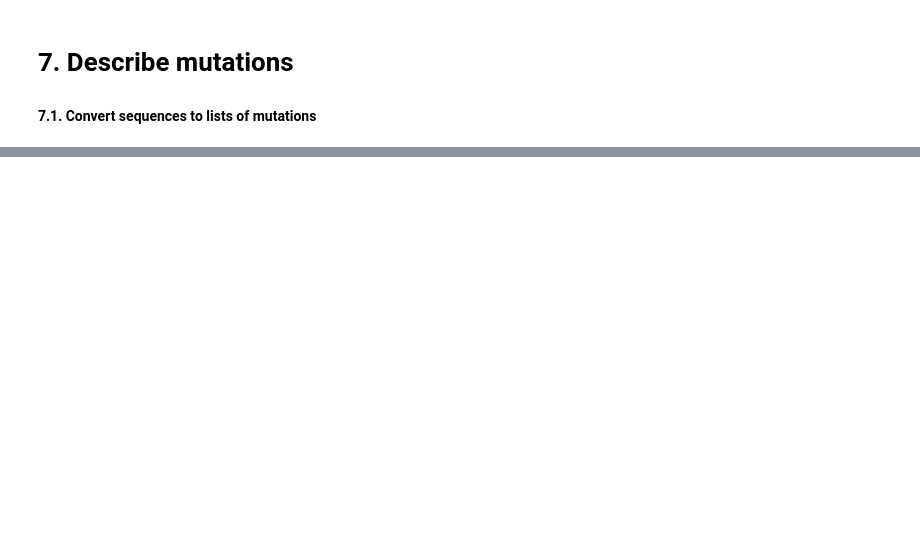
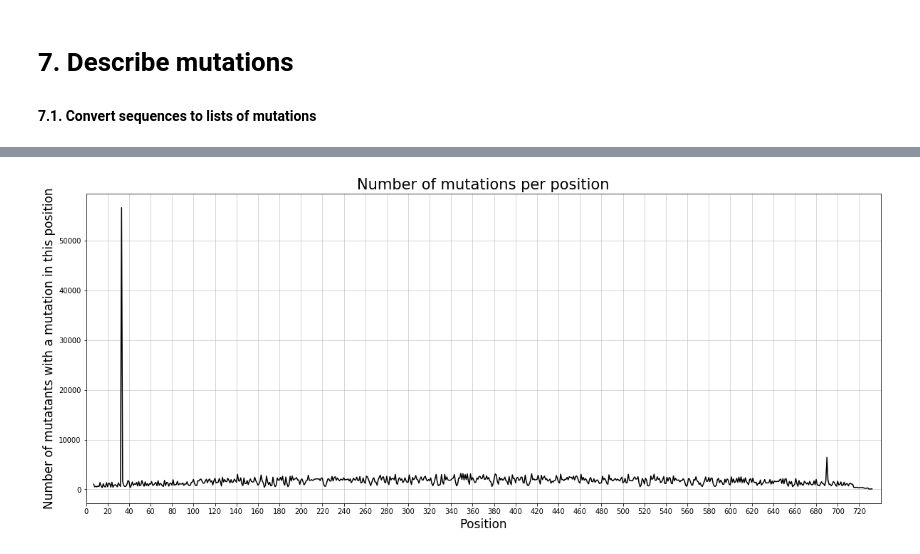
Before and after one commit to katyaputintseva/GFP_global, a Jupyter notebook: example.ipynb, the cells around one changed output, grey strips where cells are left out. Cells and saved outputs as stored; diff of their text form; code cells hidden in the pictures; blank space fills up the shorter version.

```diff
--- a/example.ipynb
+++ b/example.ipynb
@@ -88,0 +112,13 @@ plt.grid(lw=0.5)
+# %%
+pos = collections.Counter(flatten([sq.mutations_pos for sq in library.sequences]))
+
+plt.figure(figsize=[20,8])
+plt.xticks([x for x in range(0,740,20)])
+plt.xlim(0,740)
+plt.grid(lw=0.5)
+plt.plot(pos.keys(),pos.values(),'k-')
+plt.xlabel('Position',fontsize=17)
+plt.ylabel('Number of mutatants with a mutation in this position',fontsize=17)
+plt.title('Number of mutations per position', fontsize=21);
+# %% [output]
+[figure, added]
```
Also changed, not shown: parts of 19 cells of this notebook, 2 other files.
